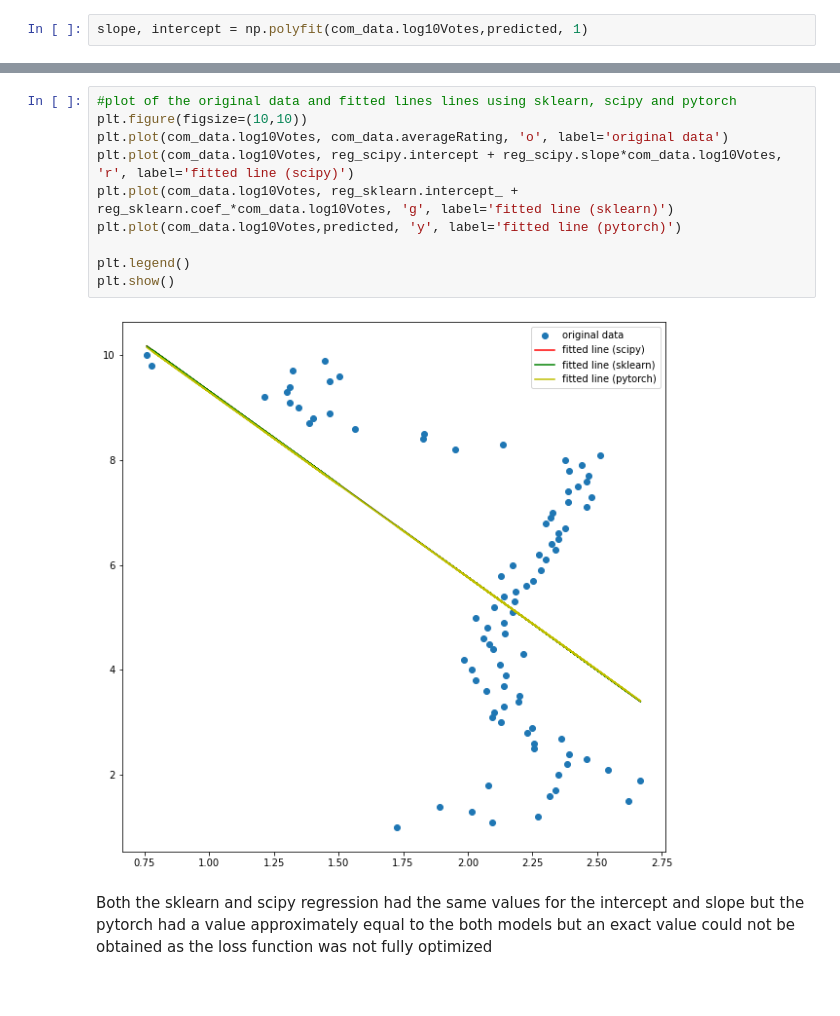
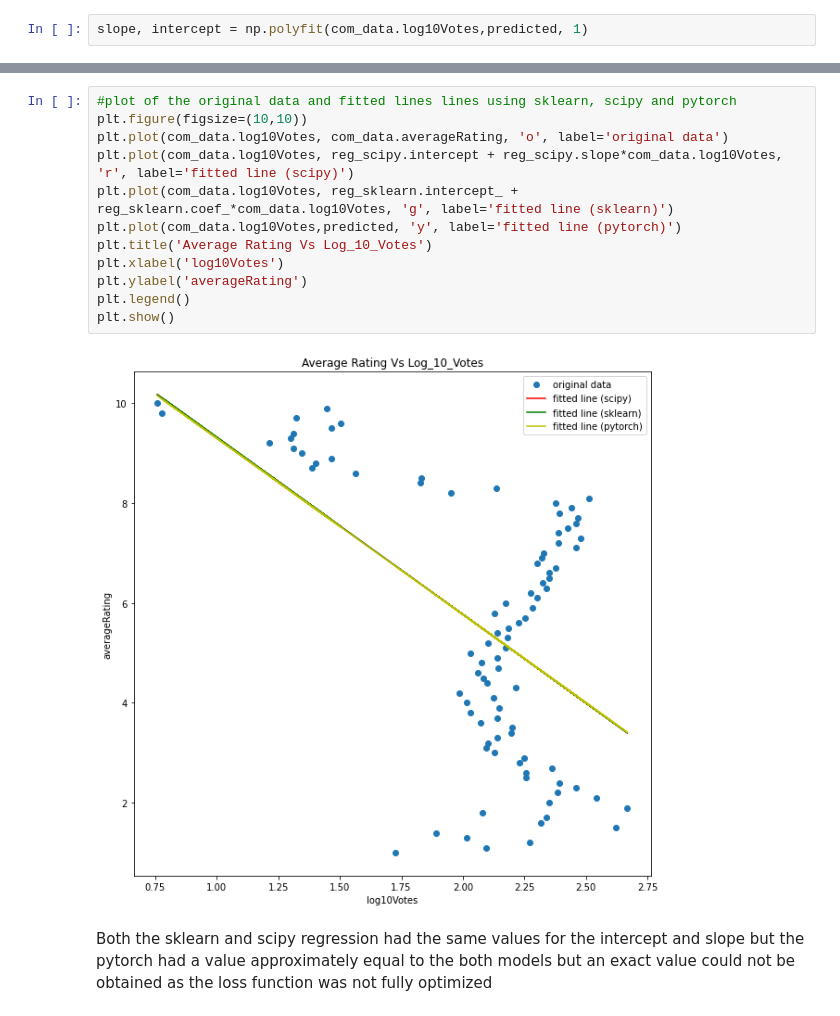
Before and after one commit to Sekyereamp1/DSI-Assignment, a Jupyter notebook: DSI_Assignment.ipynb, the cells around one changed output, grey strips where cells are left out. Cells and saved outputs as stored; diff of their text form.

```diff
--- a/DSI_Assignment.ipynb
+++ b/DSI_Assignment.ipynb
@@ -401,14 +402,16 @@ The intercept and slope using pytorch are 12.821487 and -3.526649 respectively.
 # %%
 #plot of the original data and fitted lines lines using sklearn, scipy and pytorch
 plt.figure(figsize=(10,10))
 plt.plot(com_data.log10Votes, com_data.averageRating, 'o', label='original data')
 plt.plot(com_data.log10Votes, reg_scipy.intercept + reg_scipy.slope*com_data.log10Votes, 'r', label='fitted line (scipy)')
 plt.plot(com_data.log10Votes, reg_sklearn.intercept_ + reg_sklearn.coef_*com_data.log10Votes, 'g', label='fitted line (sklearn)')
 plt.plot(com_data.log10Votes,predicted, 'y', label='fitted line (pytorch)')
-
+plt.title('Average Rating Vs Log_10_Votes')
+plt.xlabel('log10Votes')
+plt.ylabel('averageRating')
 plt.legend()
 plt.show()
 # %% [output]
-[figure, old version]
+[figure, new version]
 # %% [markdown]
 Both the sklearn and scipy regression had the same values for the intercept and slope but the pytorch had a value approximately equal to the both models but an exact value could not be obtained as the loss function was not fully optimized
```
Also changed, not shown: parts of 5 cells of this notebook.
